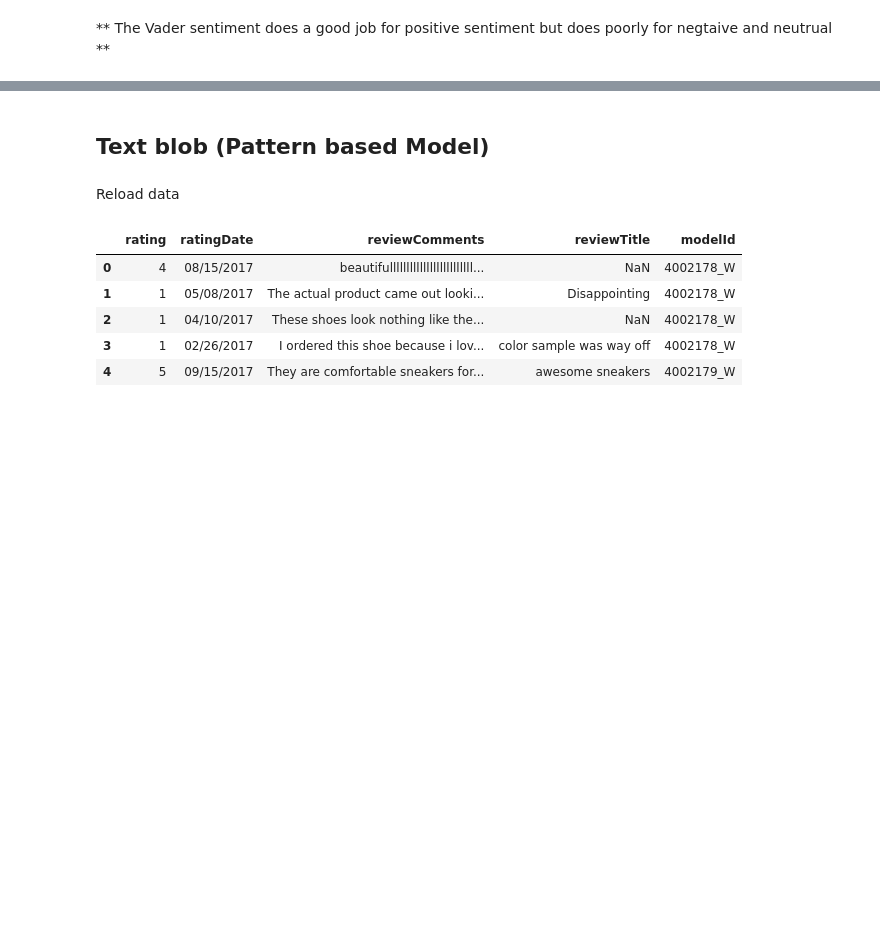
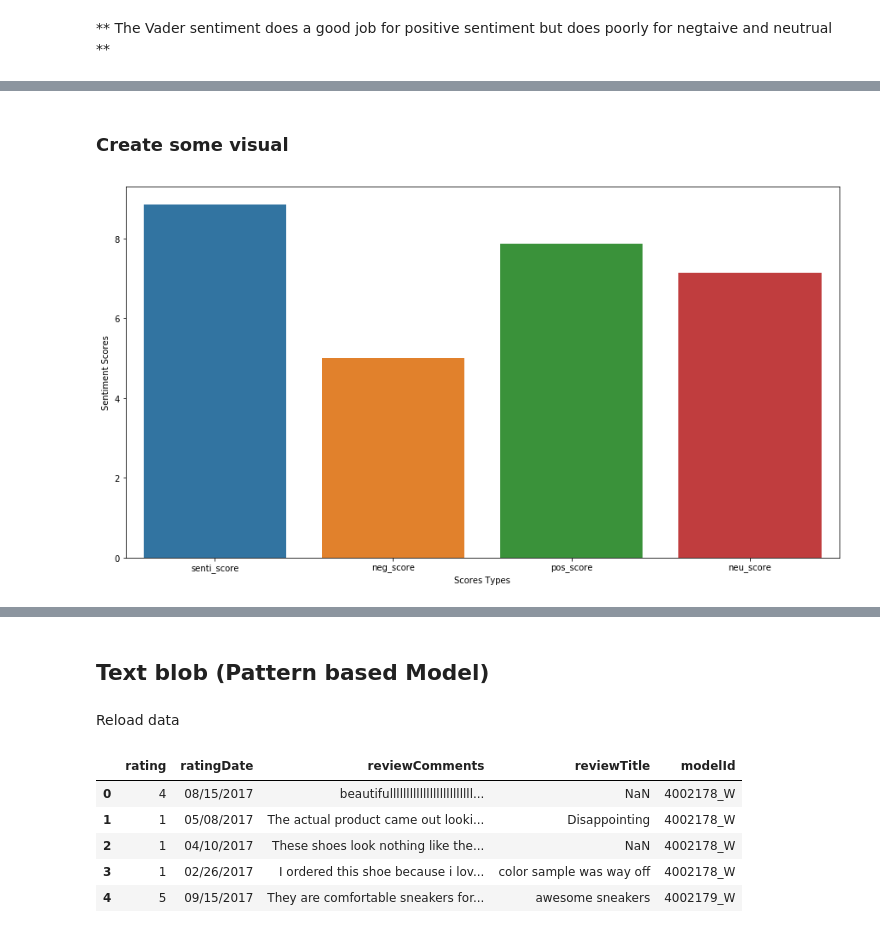
Before and after one commit to data2iq/online_review_ML, a Jupyter notebook: Sentiment_model_survey.ipynb, the cells around one changed output, grey strips where cells are left out. Drawn from its saved outputs; the diff is of its cells as text; code cells hidden in the pictures; blank space fills up the shorter version.

```diff
--- a/Sentiment_model_survey.ipynb
+++ b/Sentiment_model_survey.ipynb
@@ -152,0 +186,5 @@ avg / total       0.85      0.81      0.82      4288
+# %%
+reviewData_df_agg = reviewData_df.groupby('modelId')
+# %%
+reviewData_agg = reviewData_df_agg['rating', 'senti_score', 'neg_score', 'pos_score', 'neu_score'].apply(np.mean)
+reviewData_agg.head()
@@ -152,0 +199,8 @@ avg / total       0.85      0.81      0.82      4288
+# %%
+senti_label = []
+for score in reviewData_agg.loc[:, 'senti_score']:
+    senti_label.append(sentiment_label(score))
+
+reviewData_agg['senti_label'] = senti_label
+reviewData_agg = reviewData_agg.reset_index()
+reviewData_agg.head()
@@ -152,0 +214,2 @@ avg / total       0.85      0.81      0.82      4288
+# %% [markdown]
+### Create some visual
@@ -152,0 +220,12 @@ avg / total       0.85      0.81      0.82      4288
+# %%
+x = reviewData_agg.loc[0, 'senti_score':'neu_score']
+x = pd.DataFrame(x)
+x.rename(columns={0:'scores'}, inplace=True)
+x = x.transpose()
+# %%
+plt.figure(figsize = (15, 8))
+ax = sns.barplot(data=x)
+ax.set(xlabel = 'Scores Types', ylabel = 'Sentiment Scores')
+plt.show()
+# %% [output]
+[figure, added]
```
Also changed, not shown: parts of 17 cells of this notebook, 6 other files.
